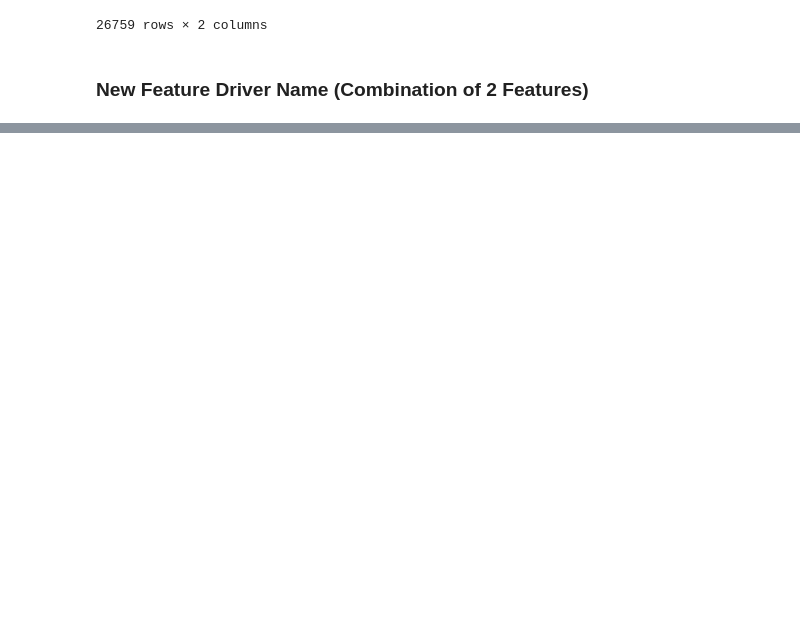
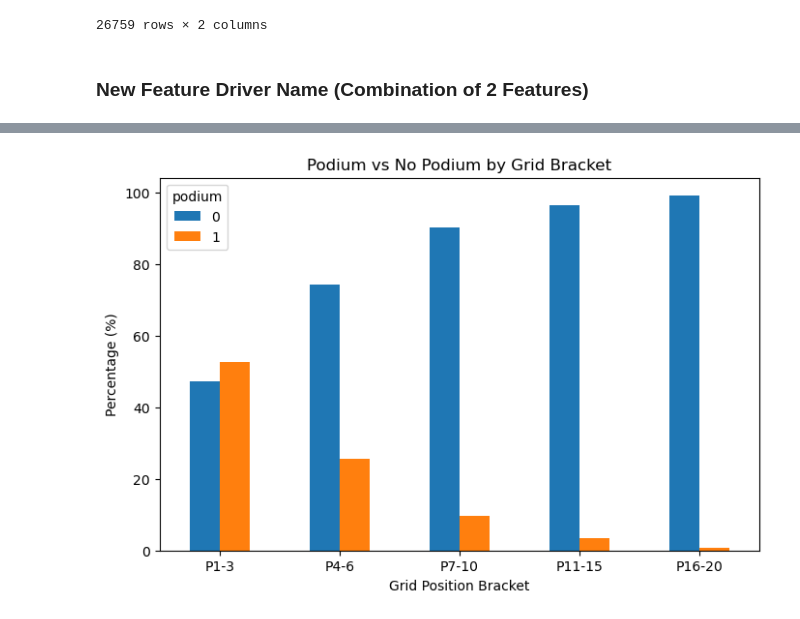
Before and after one commit to harivarshan18/CSE572_GroupProject, a Jupyter notebook: f1.ipynb, the cells around one changed output, grey strips where cells are left out. Drawn from its saved outputs; the diff is of its cells as text; code cells hidden in the pictures; blank space fills up the shorter version.

```diff
--- a/f1.ipynb
+++ b/f1.ipynb
@@ -266,0 +323,23 @@ SyntaxError: invalid syntax (3666442560.py, line 1)
+# %%
+grid_cap = df[df['grid'] <= 20].copy()
+
+grid_cap['grid_bin'] = pd.cut(
+    grid_cap['grid'],
+    bins=[0,3,6,10,15,20],
+    labels=['P1-3','P4-6','P7-10','P11-15','P16-20']
+)
+
+pct = grid_cap.groupby(['grid_bin', 'podium']).size().unstack(fill_value=0)
+
+pct_pct = pct.div(pct.sum(axis=1), axis=0) * 100
+
+pct_pct.plot(kind='bar', figsize=(8,5))
+
+plt.title('Podium vs No Podium by Grid Bracket')
+plt.xlabel('Grid Position Bracket')
+plt.ylabel('Percentage (%)')
+plt.xticks(rotation=0)
+
+plt.show()
+# %% [output]
+[figure, added]
```
Also changed, not shown: parts of 50 cells of this notebook, 9 other files.
